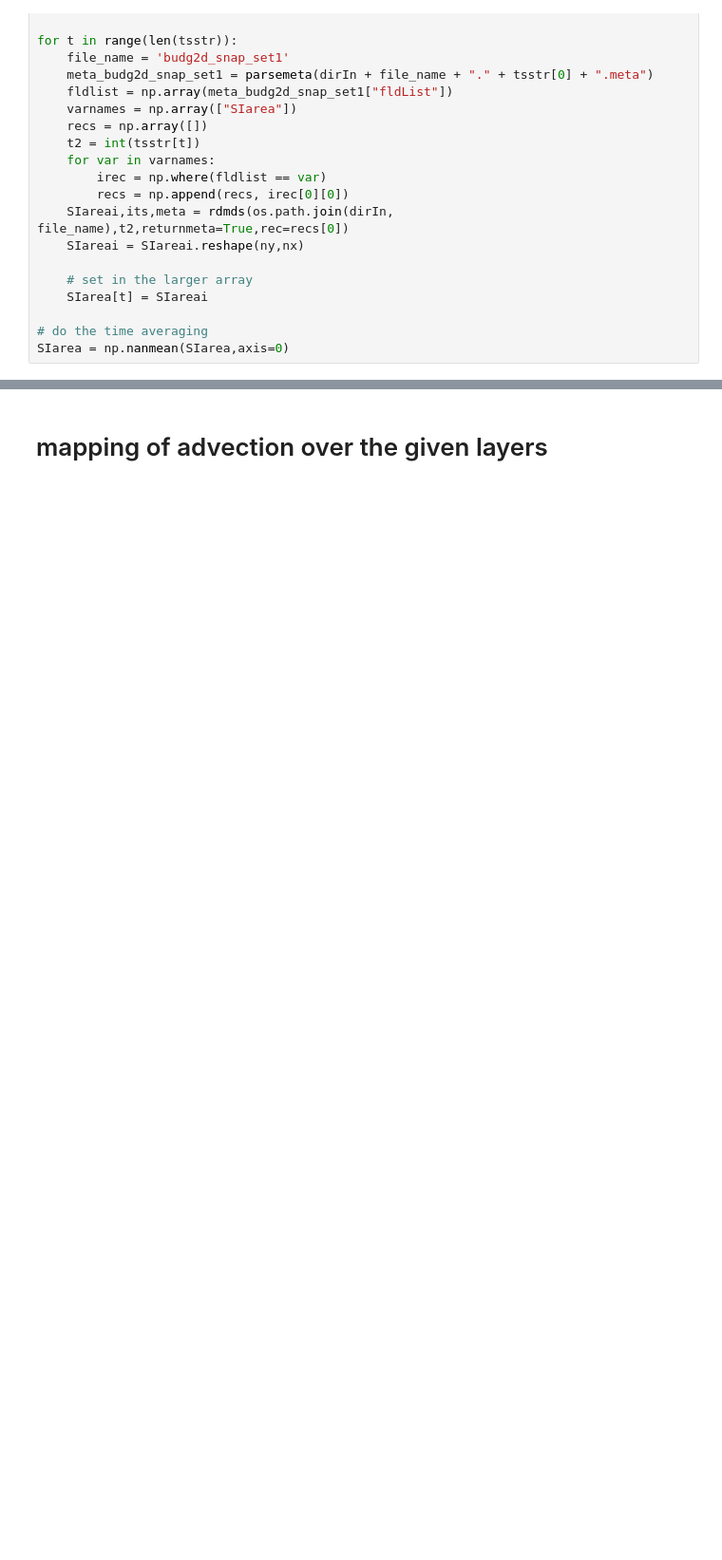
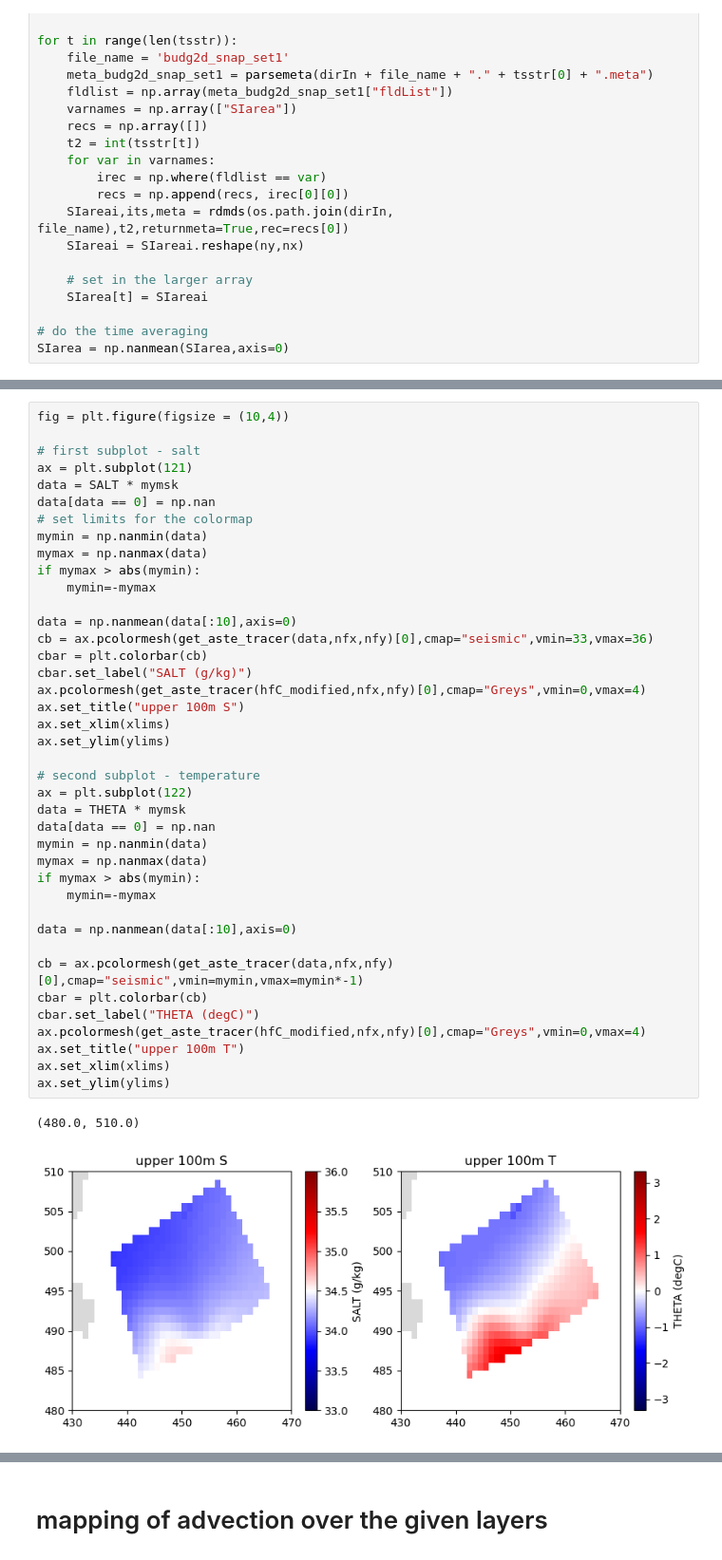
Before and after one commit to margaretmurakami/crios_backups, a Jupyter notebook: ASTE_270/Pemberton_BarentsSpaper/BarentsS_paper/create_maps.ipynb, the cells around one changed output, grey strips where cells are left out. Shown at 95% size. Drawn from its saved outputs; the diff is of its cells as text; blank space fills up the shorter version.

```diff
--- a/ASTE_270/Pemberton_BarentsSpaper/BarentsS_paper/create_maps.ipynb
+++ b/ASTE_270/Pemberton_BarentsSpaper/BarentsS_paper/create_maps.ipynb
@@ -378,3 +404,46 @@ Text(0.5, 0.98, 'Averaged Values from Mar 2007 to Apr 2007')
+# %%
+fig = plt.figure(figsize = (10,4))
+
+# first subplot - salt
+ax = plt.subplot(121)
+data = SALT * mymsk
+data[data == 0] = np.nan
+# set limits for the colormap
+mymin = np.nanmin(data)
+mymax = np.nanmax(data)
+if mymax > abs(mymin):
+    mymin=-mymax
+
+data = np.nanmean(data[:10],axis=0)
+cb = ax.pcolormesh(get_aste_tracer(data,nfx,nfy)[0],cmap="seismic",vmin=33,vmax=36)
+cbar = plt.colorbar(cb)
+cbar.set_label("SALT (g/kg)")
+ax.pcolormesh(get_aste_tracer(hfC_modified,nfx,nfy)[0],cmap="Greys",vmin=0,vmax=4)
+ax.set_title("upper 100m S")
+ax.set_xlim(xlims)
+ax.set_ylim(ylims)
+
+# second subplot - temperature
+ax = plt.subplot(122)
+data = THETA * mymsk
+data[data == 0] = np.nan
+mymin = np.nanmin(data)
+mymax = np.nanmax(data)
+if mymax > abs(mymin):
+    mymin=-mymax
+
+data = np.nanmean(data[:10],axis=0)
+
+cb = ax.pcolormesh(get_aste_tracer(data,nfx,nfy)[0],cmap="seismic",vmin=mymin,vmax=mymin*-1)
+cbar = plt.colorbar(cb)
+cbar.set_label("THETA (degC)")
+ax.pcolormesh(get_aste_tracer(hfC_modified,nfx,nfy)[0],cmap="Greys",vmin=0,vmax=4)
+ax.set_title("upper 100m T")
+ax.set_xlim(xlims)
+ax.set_ylim(ylims)
+# %% [output]
+(480.0, 510.0)
+[figure, added]
 # %%
 # also show the gradient of the SST and SSS
 # make maps of where SST is > 0  or < 0
```
Also changed, not shown: parts of 10 cells of this notebook, 50 other files.
